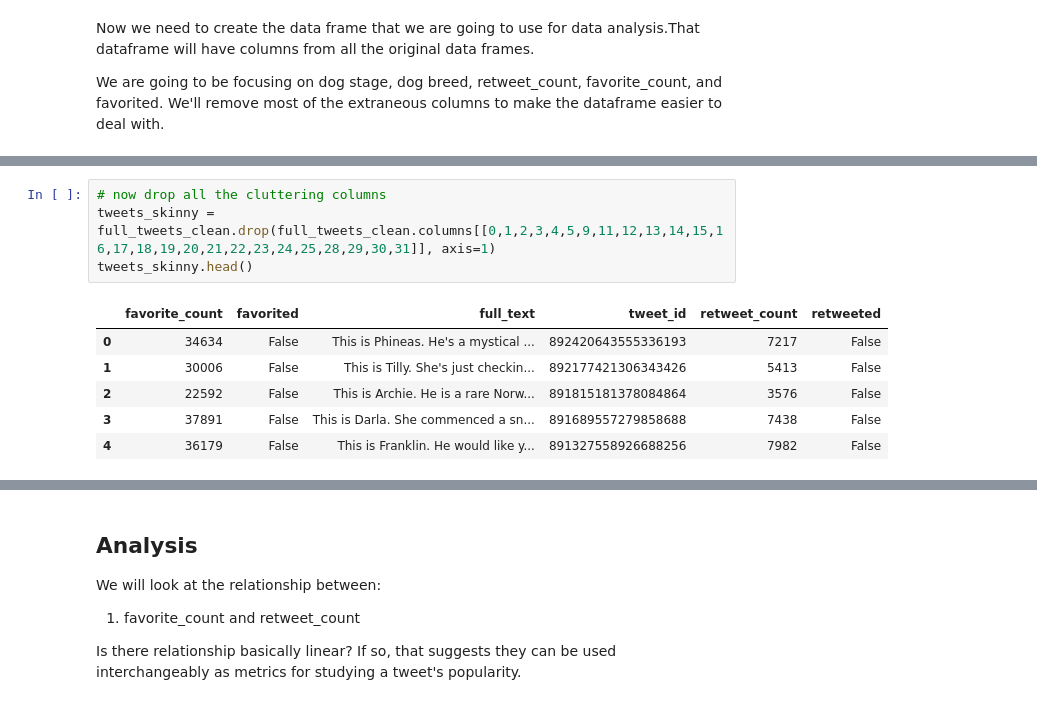
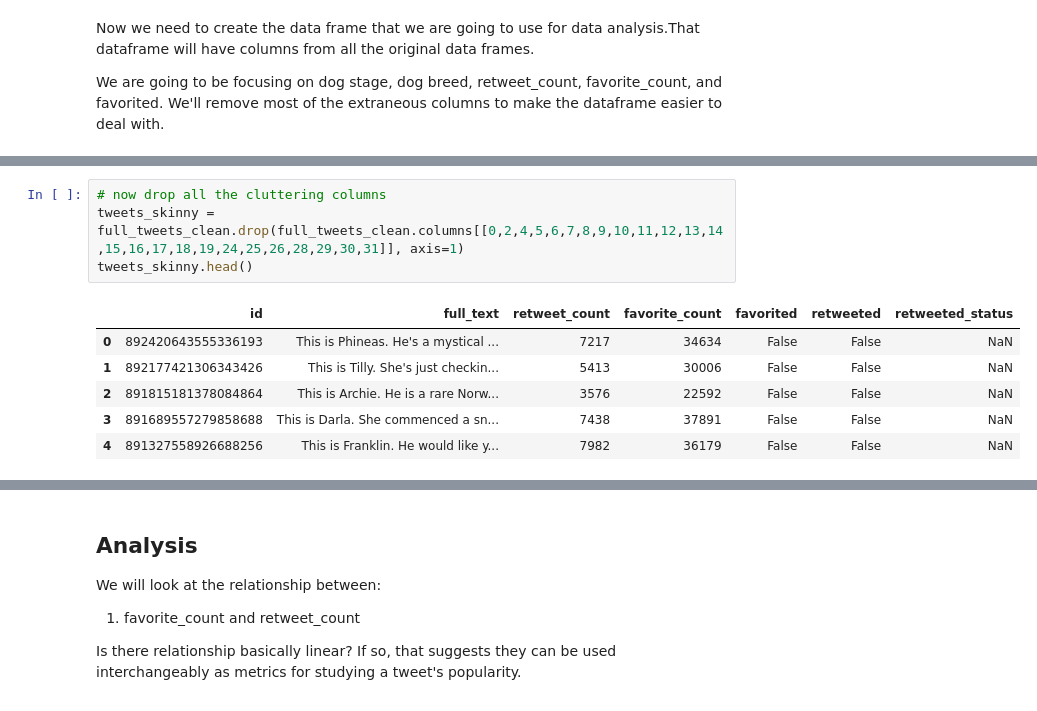
Before and after one commit to werdnamac/we_rate_dogs_analysis, a Jupyter notebook: wrangle_act.ipynb, the cells around one changed output, grey strips where cells are left out. Saved outputs shown, nothing was run; the diff lists cells and outputs as text.

```diff
--- a/wrangle_act.ipynb
+++ b/wrangle_act.ipynb
@@ -1634,13 +1716,13 @@ memory usage: 528.9+ KB
 # %%
 # now drop all the cluttering columns
-tweets_skinny = full_tweets_clean.drop(full_tweets_clean.columns[[0,1,2,3,4,5,9,11,12,13,14,15,16,17,18,19,20,21,22,23,24,25,28,29,30,31]], axis=1)
+tweets_skinny = full_tweets_clean.drop(full_tweets_clean.columns[[0,2,4,5,6,7,8,9,10,11,12,13,14,15,16,17,18,19,24,25,26,28,29,30,31]], axis=1)
 tweets_skinny.head()
 # %% [output]
-|  | favorite_count | favorited | full_text | tweet_id | retweet_count | retweeted |
-| 0 | 34634 | False | This is Phineas. He's a mystical ... | 892420643555336193 | 7217 | False |
-| 1 | 30006 | False | This is Tilly. She's just checkin... | 892177421306343426 | 5413 | False |
-| 2 | 22592 | False | This is Archie. He is a rare Norw... | 891815181378084864 | 3576 | False |
-| 3 | 37891 | False | This is Darla. She commenced a sn... | 891689557279858688 | 7438 | False |
-| 4 | 36179 | False | This is Franklin. He would like y... | 891327558926688256 | 7982 | False |
+|  | id | full_text | retweet_count | favorite_count | favorited | retweeted | retweeted_status |
+| 0 | 892420643555336193 | This is Phineas. He's a mystical ... | 7217 | 34634 | False | False | NaN |
+| 1 | 892177421306343426 | This is Tilly. She's just checkin... | 5413 | 30006 | False | False | NaN |
+| 2 | 891815181378084864 | This is Archie. He is a rare Norw... | 3576 | 22592 | False | False | NaN |
+| 3 | 891689557279858688 | This is Darla. She commenced a sn... | 7438 | 37891 | False | False | NaN |
+| 4 | 891327558926688256 | This is Franklin. He would like y... | 7982 | 36179 | False | False | NaN |
 # %%
 # put the two data frames together, with tweets_skinny on the left
```
Also changed, not shown: parts of 117 cells of this notebook.
